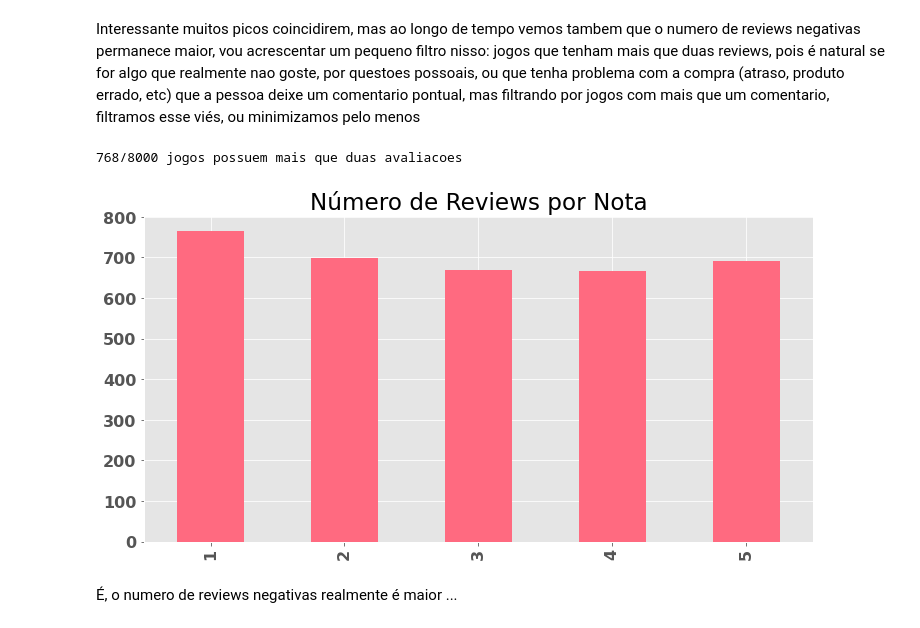
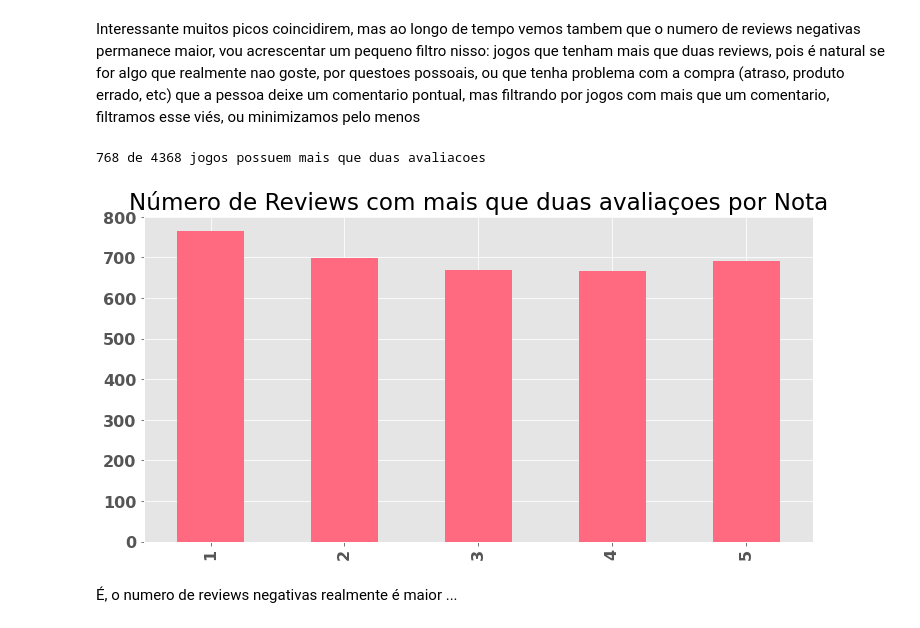
Before and after one commit to lhndsp/ps-turingUSP, a Jupyter notebook: 2_analise-e-ia/analise_e_modelos.ipynb, the cells around one changed output. Saved outputs shown, nothing was run; the diff lists cells and outputs as text; code cells hidden in the pictures.

```diff
--- a/2_analise-e-ia/analise_e_modelos.ipynb
+++ b/2_analise-e-ia/analise_e_modelos.ipynb
@@ -217,15 +227,15 @@ p1 = p.legend()
 Interessante muitos picos coincidirem, mas ao longo de tempo vemos tambem que o numero de reviews negativas permanece maior, vou acrescentar um pequeno filtro nisso: jogos que tenham mais que duas reviews, pois é natural se for algo que realmente nao goste, por questoes possoais, ou que tenha problema com a compra (atraso, produto errado, etc) que a pessoa deixe um comentario pontual, mas filtrando por jogos com mais que um comentario, filtramos esse viés, ou minimizamos pelo menos
 # %%
 gamesMoreOne = dfReview.groupby('asin').count()[dfReview.groupby('asin').count()['reviewText'] > 2].index
-console.print(f"{len(gamesMoreOne)}/{len(dfReview)} jogos possuem mais que duas avaliacoes", style="bold", highlight=False)
+console.print(f"{len(gamesMoreOne)} de {len(dfReview['asin'].value_counts())} jogos possuem mais que duas avaliacoes", style="bold", highlight=False)
 # %% [output]
-768/8000 jogos possuem mais que duas avaliacoes
+768 de 4368 jogos possuem mais que duas avaliacoes
 # %%
 plt.figure(figsize=(12, 6))
 p = dfReview[dfReview['asin'].isin(gamesMoreOne)]['overall'].value_counts().sort_index().plot(kind='bar', color='#ff6a80')
-p1 = p.set_title('Número de Reviews por Nota')
+p1 = p.set_title('Número de Reviews com mais que duas avaliaçoes por Nota')
 # %% [output]
-[figure, old version]
+[figure, new version]
 # %% [markdown]
 É, o numero de reviews negativas realmente é maior ...
 # %% [markdown]
```
Also changed, not shown: parts of 65 cells of this notebook.
